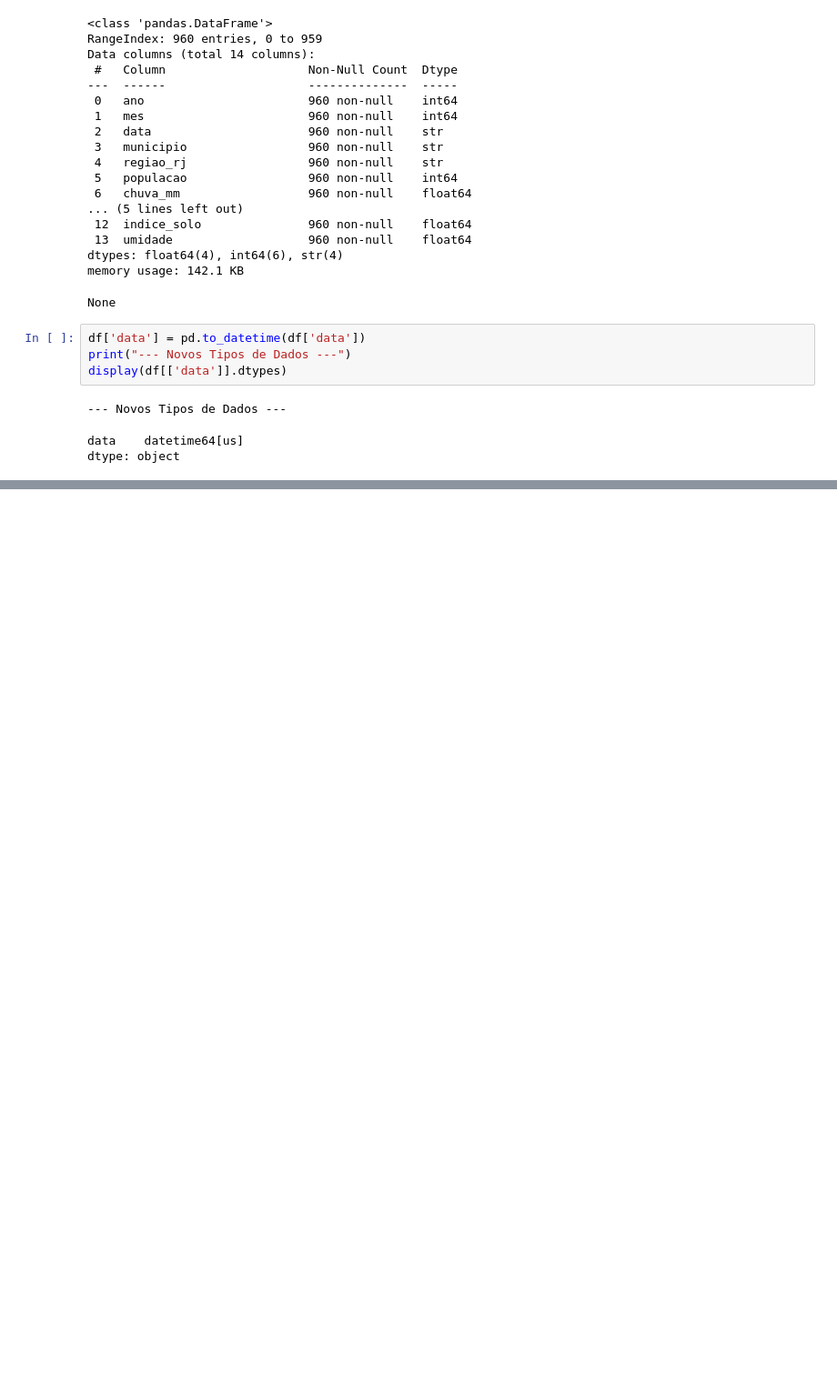
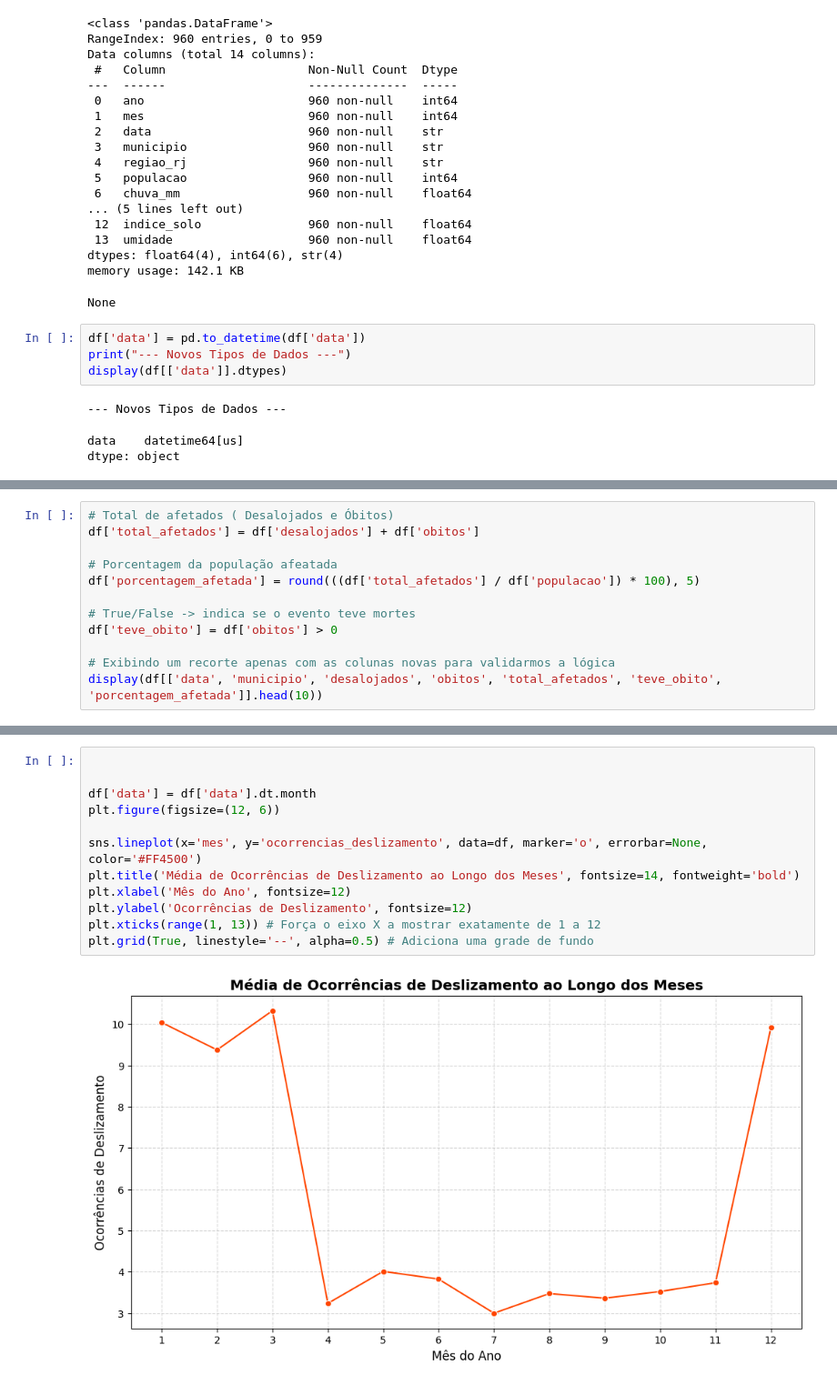
Before and after one commit to bercezar/projeto-georisk, a Jupyter notebook: notebooks/analise.ipynb, the cells around one changed output, grey strips where cells are left out. Shown at 91% size. Cells and saved outputs as stored; diff of their text form; blank space fills up the shorter version.

Commit message:
feat: add dataset and initial data analysis notebook

```diff
--- a/notebooks/analise.ipynb
+++ b/notebooks/analise.ipynb
@@ -64,3 +67,15 @@ nivel_risco                 0
 indice_solo                 0
 umidade                     0
 dtype: int64
+# %%
+# Total de afetados ( Desalojados e Óbitos)
+df['total_afetados'] = df['desalojados'] + df['obitos']
+
+# Porcentagem da população afeatada
+df['porcentagem_afetada'] = round(((df['total_afetados'] / df['populacao']) * 100), 5)
+
+# True/False -> indica se o evento teve mortes
+df['teve_obito'] = df['obitos'] > 0
+
+# Exibindo um recorte apenas com as colunas novas para validarmos a lógica
+display(df[['data', 'municipio', 'desalojados', 'obitos', 'total_afetados', 'teve_obito', 'porcentagem_afetada']].head(10))
@@ -66,0 +94,14 @@ dtype: int64
+# %%
+
+
+df['data'] = df['data'].dt.month
+plt.figure(figsize=(12, 6))
+
+sns.lineplot(x='mes', y='ocorrencias_deslizamento', data=df, marker='o', errorbar=None, color='#FF4500')
+plt.title('Média de Ocorrências de Deslizamento ao Longo dos Meses', fontsize=14, fontweight='bold')
+plt.xlabel('Mês do Ano', fontsize=12)
+plt.ylabel('Ocorrências de Deslizamento', fontsize=12)
+plt.xticks(range(1, 13)) # Força o eixo X a mostrar exatamente de 1 a 12
+plt.grid(True, linestyle='--', alpha=0.5) # Adiciona uma grade de fundo
+# %% [output]
+[figure, added]
```
Also changed, not shown: parts of 14 cells of this notebook, 1 other file.
